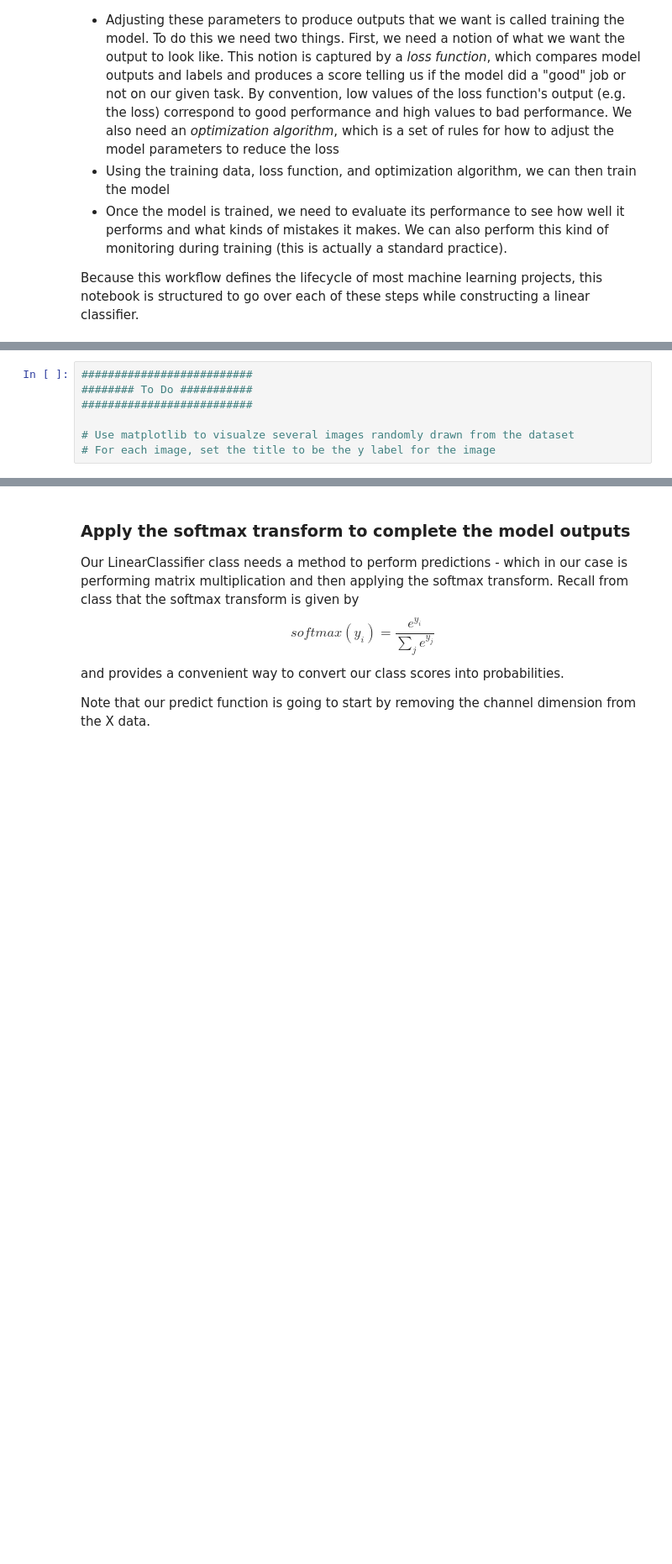
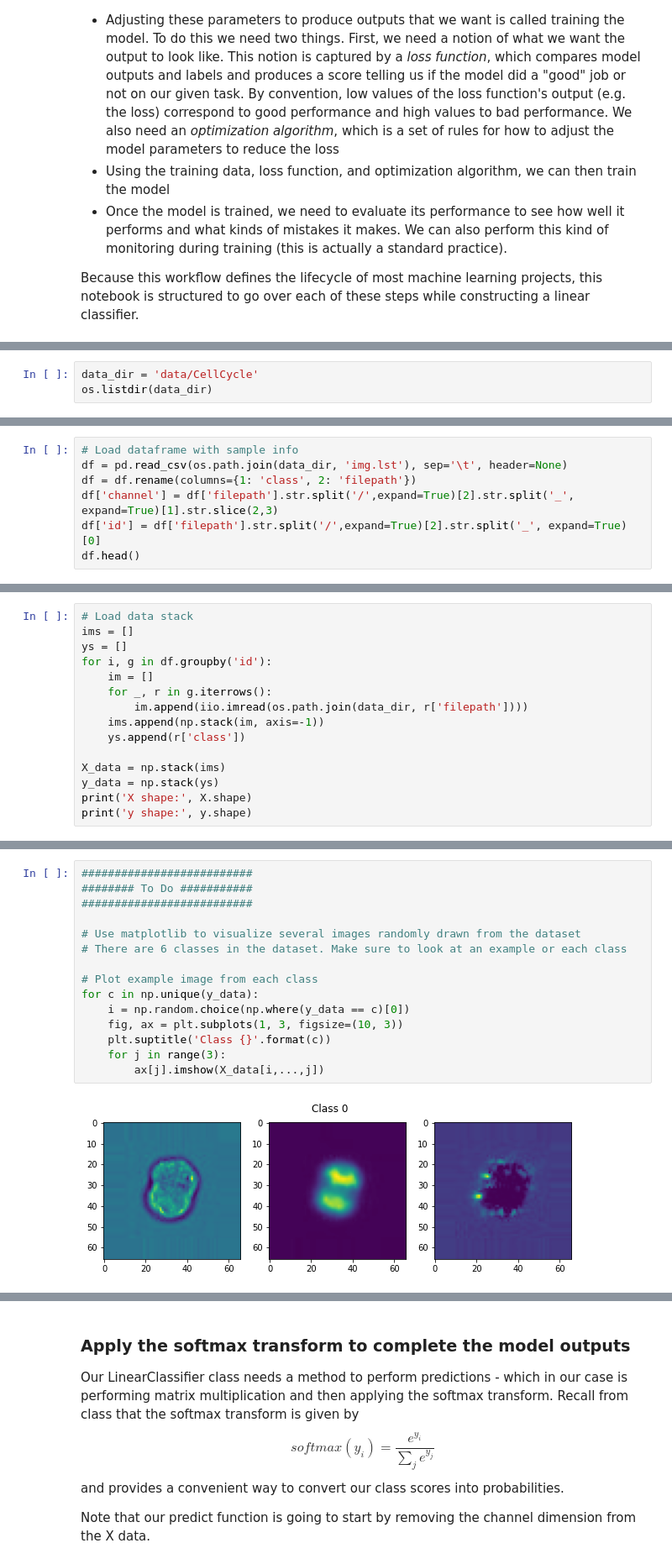
Before and after one commit to dlmbl/intro_ml, a Jupyter notebook: exercise-1.ipynb, the cells around one changed output, grey strips where cells are left out. Shown at 84% size. Drawn from its saved outputs; the diff is of its cells as text; blank space fills up the shorter version.

Commit message:
Start changes to the beginning of the exercise to use the new dataset

```diff
--- a/exercise-1.ipynb
+++ b/exercise-1.ipynb
@@ -46,0 +41,3 @@ print(X.shape, y.shape)
+# %%
+data_dir = 'data/CellCycle'
+os.listdir(data_dir)
@@ -46,0 +71,7 @@ print(X.shape, y.shape)
+# %%
+# Load dataframe with sample info
+df = pd.read_csv(os.path.join(data_dir, 'img.lst'), sep='\t', header=None)
+df = df.rename(columns={1: 'class', 2: 'filepath'})
+df['channel'] = df['filepath'].str.split('/',expand=True)[2].str.split('_', expand=True)[1].str.slice(2,3)
+df['id'] = df['filepath'].str.split('/',expand=True)[2].str.split('_', expand=True)[0]
+df.head()
@@ -46,0 +87,15 @@ print(X.shape, y.shape)
+# %%
+# Load data stack
+ims = []
+ys = []
+for i, g in df.groupby('id'):
+    im = []
+    for _, r in g.iterrows():
+        im.append(iio.imread(os.path.join(data_dir, r['filepath'])))
+    ims.append(np.stack(im, axis=-1))
+    ys.append(r['class'])
+
+X_data = np.stack(ims)
+y_data = np.stack(ys)
+print('X shape:', X.shape)
+print('y shape:', y.shape)
@@ -49,7 +107,17 @@ In the previous cell, you probably observed that there are 4 dimensions rather t
-# %%
-##########################
-######## To Do ###########
-##########################
-
-# Use matplotlib to visualze several images randomly drawn from the dataset
-# For each image, set the title to be the y label for the image
+# %%
+##########################
+######## To Do ###########
+##########################
+
+# Use matplotlib to visualize several images randomly drawn from the dataset
+# There are 6 classes in the dataset. Make sure to look at an example or each class
+
+# Plot example image from each class
+for c in np.unique(y_data):
+    i = np.random.choice(np.where(y_data == c)[0])
+    fig, ax = plt.subplots(1, 3, figsize=(10, 3))
+    plt.suptitle('Class {}'.format(c))
+    for j in range(3):
+        ax[j].imshow(X_data[i,...,j])
+# %% [output]
+[figure, added]
```
Also changed, not shown: parts of 26 cells of this notebook, 1 other file.
